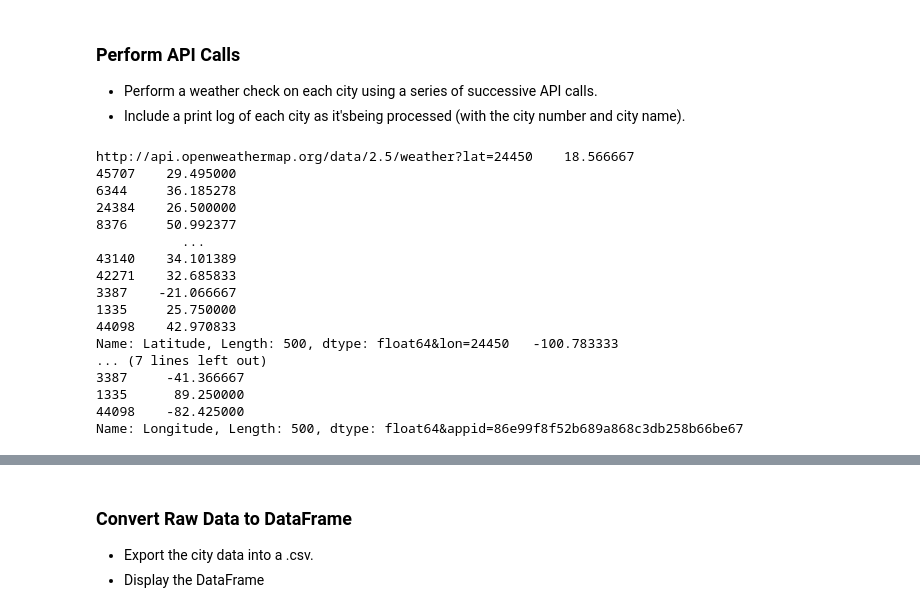
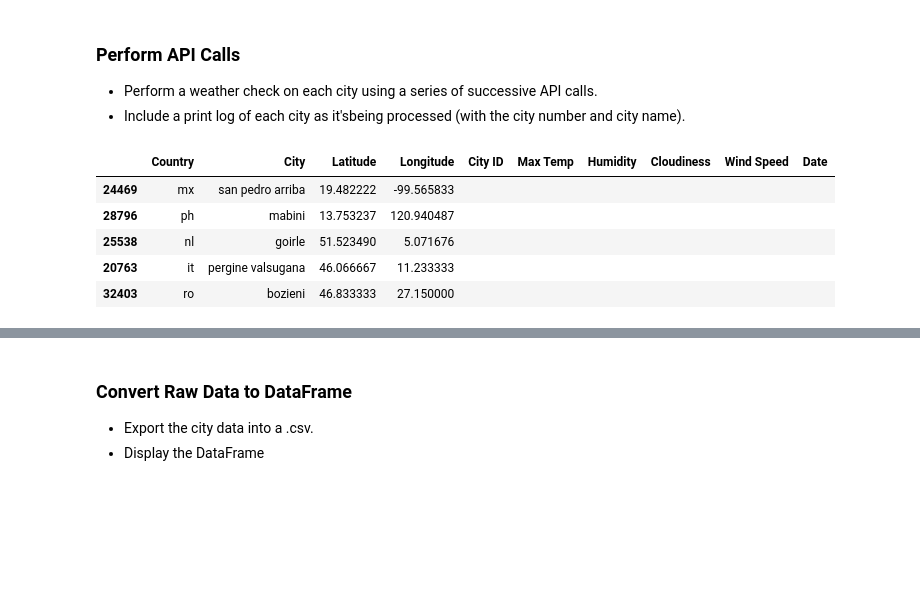
Before and after one commit to ehvandervorst/python-api-challenge, a Jupyter notebook: WeatherPy/WeatherPy.ipynb, the cells around one changed output, grey strips where cells are left out. Saved outputs shown, nothing was run; the diff lists cells and outputs as text; code cells hidden in the pictures; blank space fills up the shorter version.

```diff
--- a/WeatherPy/WeatherPy.ipynb
+++ b/WeatherPy/WeatherPy.ipynb
@@ -79,26 +79,25 @@ worldcities.head()
 import requests
 import json
 from pprint import pprint
+# %%
+worldcities['City ID'] = ""
+#worldcities['City'] = ""
+worldcities['Max Temp'] = ""
+worldcities['Humidity'] = ""
+worldcities['Cloudiness'] = ""
+worldcities['Wind Speed'] = ""
+#worldcities['Country'] = ""
+worldcities['Date'] = ""
+worldcities.head()
+# %% [output]
+|  | Country | City | Latitude | Longitude | City ID | Max Temp | Humidity | Cloudiness | Wind Speed | Date |
+| 24469 | mx | san pedro arriba | 19.482222 | -99.565833 |  |  |  |  |  |  |
+| 28796 | ph | mabini | 13.753237 | 120.940487 |  |  |  |  |  |  |
+| 25538 | nl | goirle | 51.523490 | 5.071676 |  |  |  |  |  |  |
+| 20763 | it | pergine valsugana | 46.066667 | 11.233333 |  |  |  |  |  |  |
+| 32403 | ro | bozieni | 46.833333 | 27.150000 |  |  |  |  |  |  |
 # %%
 url = "http://api.openweathermap.org/data/2.5/weather?"
-lat = worldcities["Latitude"]
-lon = worldcities["Longitude"]
-query_url = f"{url}lat={lat}&lon={lon}&units=imperial&appid=86e99f8f52b689a868c3db258b66be67"
+city = worldcities["City"]
+country = worldcities["Country"]
+query_url = f"{url}q={city},{country}&units=imperial&appid=86e99f8f52b689a868c3db258b66be67"
-# %% [output]
-http://api.openweathermap.org/data/2.5/weather?lat=24450    18.566667
-45707    29.495000
-6344     36.185278
-24384    26.500000
-8376     50.992377
-           ...
-43140    34.101389
-42271    32.685833
-3387    -21.066667
-1335     25.750000
-44098    42.970833
-Name: Latitude, Length: 500, dtype: float64&lon=24450   -100.783333
-... (7 lines left out)
-3387     -41.366667
-1335      89.250000
-44098    -82.425000
-Name: Longitude, Length: 500, dtype: float64&appid=86e99f8f52b689a868c3db258b66be67
```
Also changed, not shown: parts of 4 cells of this notebook.
